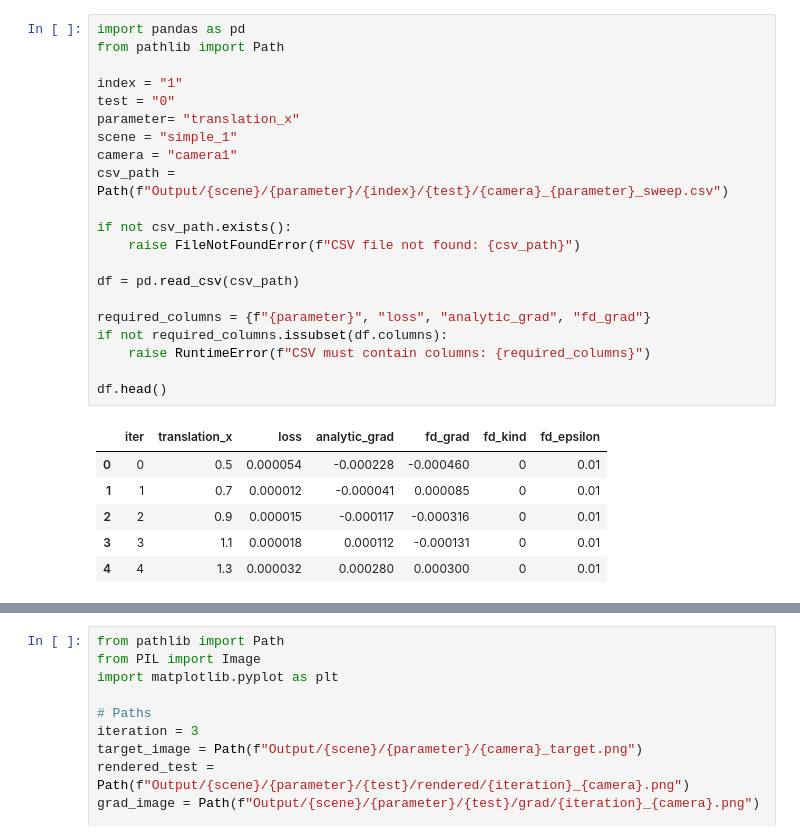
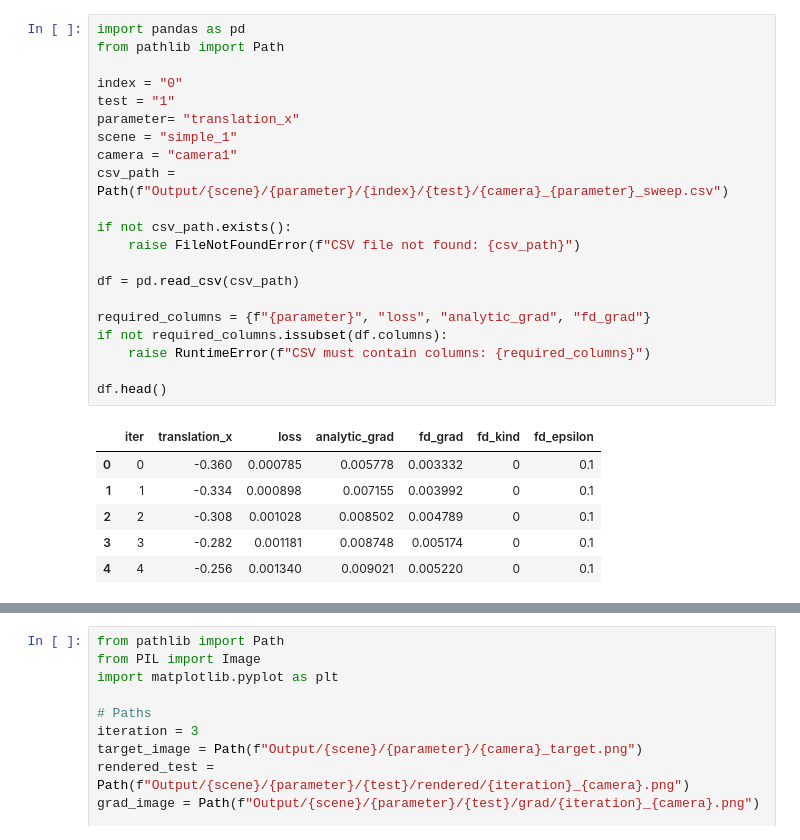
Before and after one commit to M-Gjerde/DifferentiablePointRendering, a Jupyter notebook: python/finite_difference/notebook_scatter_2.ipynb, the cells around one changed output, grey strips where cells are left out. Saved outputs shown, nothing was run; the diff lists cells and outputs as text.

```diff
--- a/python/finite_difference/notebook_scatter_2.ipynb
+++ b/python/finite_difference/notebook_scatter_2.ipynb
@@ -1,31 +1,31 @@
 # %%
 import pandas as pd
 from pathlib import Path
 
-index = "1"
-test = "0"
+index = "0"
+test = "1"
 parameter= "translation_x"
 scene = "simple_1"
 camera = "camera1"
 csv_path = Path(f"Output/{scene}/{parameter}/{index}/{test}/{camera}_{parameter}_sweep.csv")
 
 if not csv_path.exists():
     raise FileNotFoundError(f"CSV file not found: {csv_path}")
 
 df = pd.read_csv(csv_path)
 
 required_columns = {f"{parameter}", "loss", "analytic_grad", "fd_grad"}
 if not required_columns.issubset(df.columns):
     raise RuntimeError(f"CSV must contain columns: {required_columns}")
 
 df.head()
 # %% [output]
 |  | iter | translation_x | loss | analytic_grad | fd_grad | fd_kind | fd_epsilon |
-| 0 | 0 | 0.5 | 0.000054 | -0.000228 | -0.000460 | 0 | 0.01 |
-| 1 | 1 | 0.7 | 0.000012 | -0.000041 | 0.000085 | 0 | 0.01 |
-| 2 | 2 | 0.9 | 0.000015 | -0.000117 | -0.000316 | 0 | 0.01 |
-| 3 | 3 | 1.1 | 0.000018 | 0.000112 | -0.000131 | 0 | 0.01 |
-| 4 | 4 | 1.3 | 0.000032 | 0.000280 | 0.000300 | 0 | 0.01 |
+| 0 | 0 | -0.360 | 0.000785 | 0.005778 | 0.003332 | 0 | 0.1 |
+| 1 | 1 | -0.334 | 0.000898 | 0.007155 | 0.003992 | 0 | 0.1 |
+| 2 | 2 | -0.308 | 0.001028 | 0.008502 | 0.004789 | 0 | 0.1 |
+| 3 | 3 | -0.282 | 0.001181 | 0.008748 | 0.005174 | 0 | 0.1 |
+| 4 | 4 | -0.256 | 0.001340 | 0.009021 | 0.005220 | 0 | 0.1 |
 # %%
 import matplotlib.pyplot as plt
 
```
Also changed, not shown: parts of 3 cells of this notebook, 10 other files.
